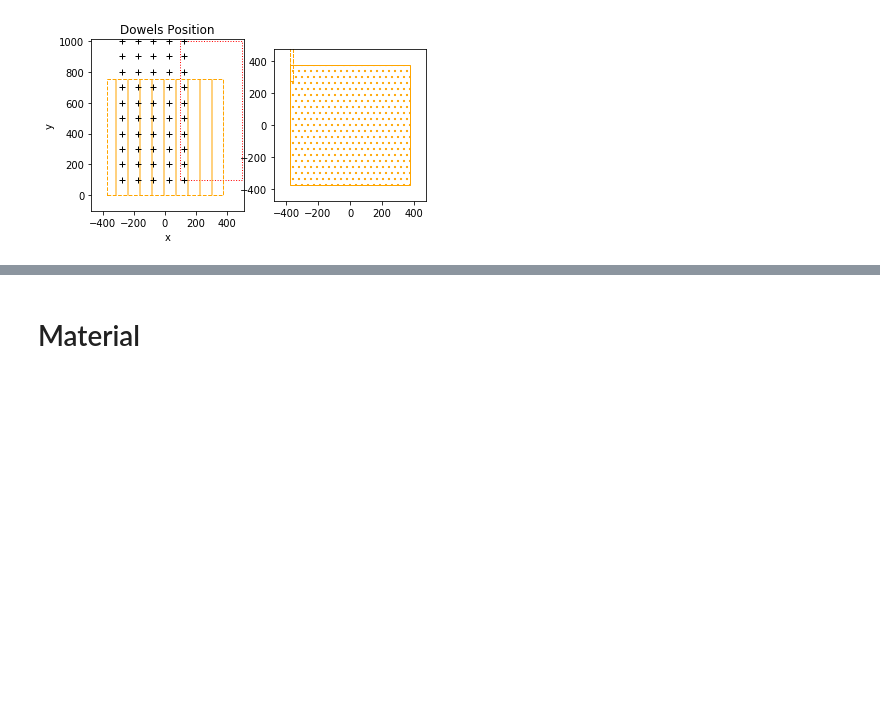
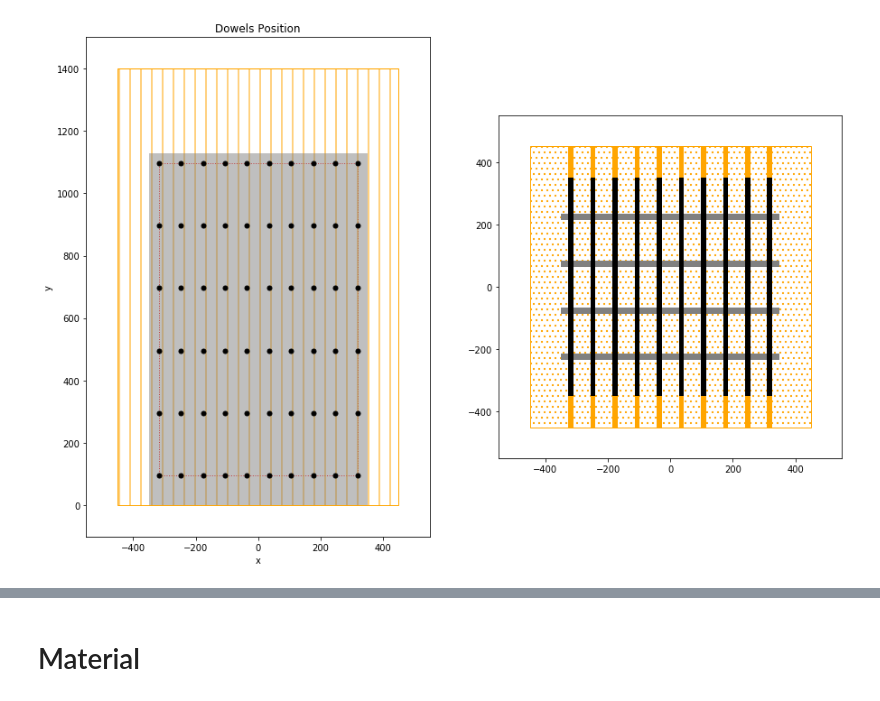
Before and after one commit to MarcoDona-CLTs/my-first-binder, a Jupyter notebook: timberDowelConnDesign.ipynb, the cells around one changed output, grey strips where cells are left out. Cells and saved outputs as stored; diff of their text form; code cells hidden in the pictures; blank space fills up the shorter version.

```diff
--- a/timberDowelConnDesign.ipynb
+++ b/timberDowelConnDesign.ipynb
@@ -64,23 +100,19 @@ Area Timber =  562500 | Net Area Timber =  409500 | % Net Area Timber =  0.728
 
 #dowelMatrix = np.ones((nDowelsX, nDowelsY)) * np.arange(nDowelsY)
 
-
-area = np.pi*3
-colors = (0,0,0)
-
-dowelMatrix = np.array([[i, j] for i in np.arange(1, nDowelsX+1) * spacingDowelX - bTimber/2
-                                                  for j in np.arange(1, nDowelsY+1) * spacingDowelY ])
+dowelMatrix = np.array([[i, j] for i in np.arange(0, nDowelsX) * spacingDowelX - (nDowelsX-1)/2 * spacingDowelX
+                                                  for j in np.arange(0, nDowelsY) * spacingDowelY+dowelEndDistParlGrainLoaded ])
 
 
 
 # plt.plot(dowelMatrix[:,0], dowelMatrix[:,1],  '+', color='black')
 
 from matplotlib.patches import Rectangle
-fig, axs = plt.subplots(1,2)
+fig, axs = plt.subplots(1,2,figsize=(15,15))
 
 axs[0].set_aspect('equal', adjustable='box')
 
-axs[0].plot(dowelMatrix[:,0], dowelMatrix[:,1],  '+', color='black')
+axs[0].plot(dowelMatrix[:,0], dowelMatrix[:,1],  '.', color='black', markersize='10')
 
 # ax.add_patch( Rectangle((2, 4),
 #                         5, 6,
@@ -91,46 +123,70 @@ axs[0].plot(dowelMatrix[:,0], dowelMatrix[:,1],  '+', color='black')
 dowelGroupLengthX = spacingDowelX * (nDowelsX-1)
 dowelGroupLengthY = spacingDowelY * (nDowelsY-1)
 
-axs[0].add_patch(Rectangle((spacingDowelX, spacingDowelY),dowelGroupLengthX, dowelGroupLengthY,
+SteelPltDimX = bTimber - 2 * lengthSteelFireProtect
+SteelPltDimY = dowelEndDistParlGrainLoaded + dowelGroupLengthY + 2 * dDowel
+
+
+axs[0].add_patch(Rectangle((-dowelGroupLengthX/2, dowelEndDistParlGrainLoaded),dowelGroupLengthX, dowelGroupLengthY,
                         fc='none', color="red", linestyle="dotted"))
-
-axs[0].add_patch(Rectangle((-bTimber/2, 0),bTimber, hTimber,
-                        hatch="|", fc='none', color="orange", linestyle="--"))
+# - Timber Front View
+axs[0].add_patch(Rectangle((-bTimber/2, 0), bTimber, dowelGroupLengthY+400,
+                        hatch="|", fc='none', color="orange", linestyle="-"))
+# - Steel plates
+axs[0].add_patch(Rectangle((-SteelPltDimX/2, 0 ),
+                             SteelPltDimX, SteelPltDimY,
+                              fc='gray', color="none", linestyle="-", alpha = 0.5))
 
 
 # ax.plot([0,dowelGroupLengthX],[0, dowelGroupLengthY],ls="--",c="b")
 # ax.fill_between([0,dowelGroupLengthX],[0, dowelGroupLengthY], facecolor="none", hatch="X",
 #                 edgecolor="b", linewidth=1.0, linestyle ="dotted")
 
 
 axs[0].set_title('Dowels Position')
 axs[0].set_xlabel('x')
 axs[0].set_ylabel('y')
 # plt.axis('off')
 
-axs[0].set_xlim(-100-bTimber/2, (spacingDowelX * nDowelsX )+10)
-axs[0].set_ylim(-100, (spacingDowelY * nDowelsY )+10)
+axs[0].set_xlim(-100-bTimber/2, bTimber/2+100)
+axs[0].set_ylim(-100, dowelGroupLengthY+500)
 
 
 
-# Plan View
+# PALN VIEW
 axs[1].set_aspect('equal', adjustable='box')
-
+# - Timber Cross Section
 axs[1].add_patch(Rectangle((-bTimber/2, -hTimber/2 ), bTimber, hTimber,
                         hatch="..", fc='none', color="orange", linestyle="-"))
+# - Steel plates
+[ axs[1].add_patch(Rectangle((-bTimber/2 + lengthSteelFireProtect, (-(nSteelPlt-1)/2+i)*ccSteelPlt -tSteelPlt/2) ,
+                             bTimber- 2* lengthSteelFireProtect, tSteelPlt,
+                              fc='gray', color="none", linestyle="-")) for i in np.arange(0, nSteelPlt) ]
+# - Dowels
+[ axs[1].add_patch(Rectangle(( (-(nDowelsX-1)/2+i)*spacingDowelX - dDowel/2, -hTimber/2+ lTimberPlugh) ,
+                            dDowel, hTimber-2*lTimberPlugh,
+                            fc='black', color="none", linestyle="-")) for i in np.arange(0, nDowelsX) ]
 
-[ axs[1].add_patch(Rectangle((-bTimber/2, hTimber/2- lengthSteelFireProtect), tSteelPlt, hTimber- 2* lengthSteelFireProtect,
-                        hatch="|", fc='none', color="orange", linestyle="--")) for i in np.arange(1, nSteelPlt) ]
+# - Timber plugs dowels
+[ axs[1].add_patch(Rectangle(( (-(nDowelsX-1)/2+i)*spacingDowelX- dDowel/2, -hTimber/2) ,
+                            dDowel, lTimberPlugh,
+                            fc='orange', color="none", linestyle="-")) for i in np.arange(0, nDowelsX) ]
+[ axs[1].add_patch(Rectangle(( (-(nDowelsX-1)/2+i)*spacingDowelX- dDowel/2, hTimber/2-lTimberPlugh) ,
+                            dDowel, lTimberPlugh,
+                            fc='orange', color="none", linestyle="-")) for i in np.arange(0, nDowelsX) ]
+
+
+
 
 axs[1].set_xlim(-100 - bTimber/2, bTimber/2 + 100)
 axs[1].set_ylim(-100 - hTimber/2, hTimber/2 + 100)
 
 plt.show()
 
 
 # np.dot(np.ones(nDowelsX), np.array([[3, 4]]))
 
 # bbbb= np.repeat(a = np.arange(nDowelsX), repeats = 2, axis = 0)
 # bbbb
 # %% [output]
-[figure, old version]
+[figure, new version]
```
Also changed, not shown: parts of 2 cells of this notebook.
